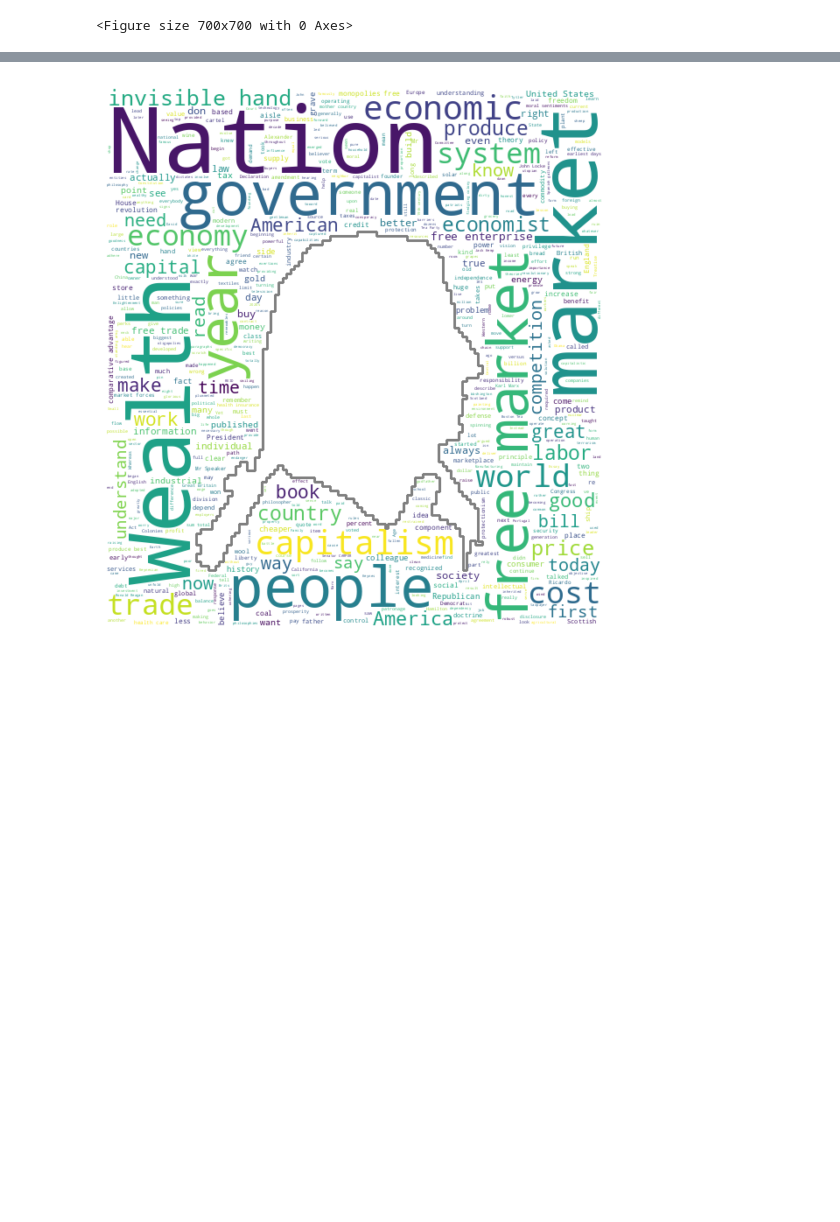
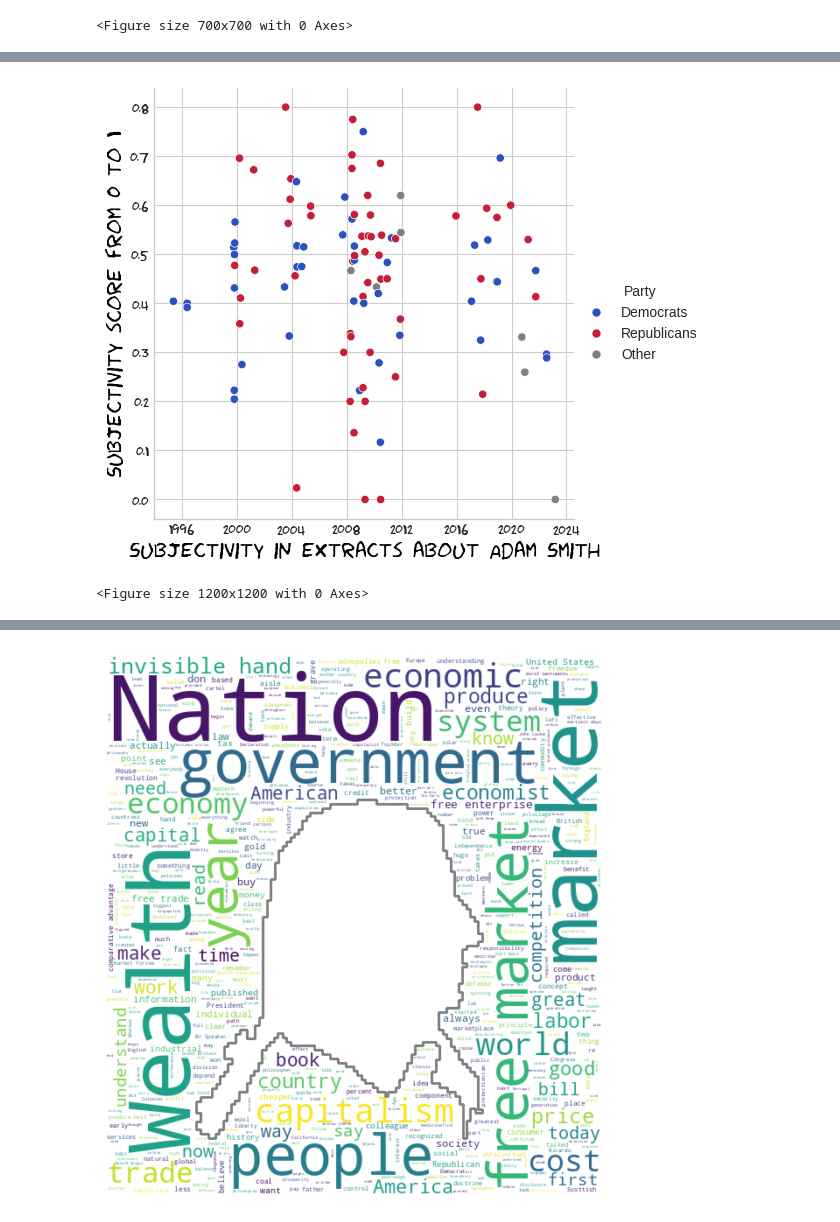
Before and after one commit to yuliiabosher/Adam_Smith_project, a Jupyter notebook: Visualisations.ipynb, the cells around one changed output, grey strips where cells are left out. Saved outputs shown, nothing was run; the diff lists cells and outputs as text; code cells hidden in the pictures; blank space fills up the shorter version.

```diff
--- a/Visualisations.ipynb
+++ b/Visualisations.ipynb
@@ -424,4 +394,19 @@ display(df_sentiments.head())
 | 1996-05-23 | When wages fall, buying power dro... | Ronald Paul Klink | Democrats | 310 | 0.383333 | 0.391667 |
 | 1999-10-13 | These arguments are no truer toda... | Paul David Wellstone | Democrats | 748 | 0.055417 | 0.514167 |
 | 1999-10-27 | Go right back to Alexander Hamilt... | Ernest Frederick “Fritz” Hollings | Democrats | 464 | 0.183036 | 0.222619 |
+# %%
+def plot_subjectivity_score(df):
+  g = sns.relplot(x=df.index, y=df['Subjectivity'], hue=df['Party'], palette=['#2a52be', '#C41E3A', 'grey', 'black'])
+  fig = g.fig
+  font = {'family':'fantasy','color':'black','size':15}
+  plt.xticks(fontname="fantasy")
+  plt.yticks(fontname="fantasy")
+  plt.xlabel('Subjectivity in extracts about Adam Smith', fontdict = font)
+  plt.ylabel('Subjectivity score from 0 to 1', fontdict = font)
+  plt.figure(figsize=[12,12])
+  fig.savefig('subjectivity.png', dpi=1000)
+plot_subjectivity_score(df_sentiments)
+# %% [output]
+[figure, added]
+<Figure size 1200x1200 with 0 Axes>
 # %%
```
Also changed, not shown: parts of 4 cells of this notebook.
